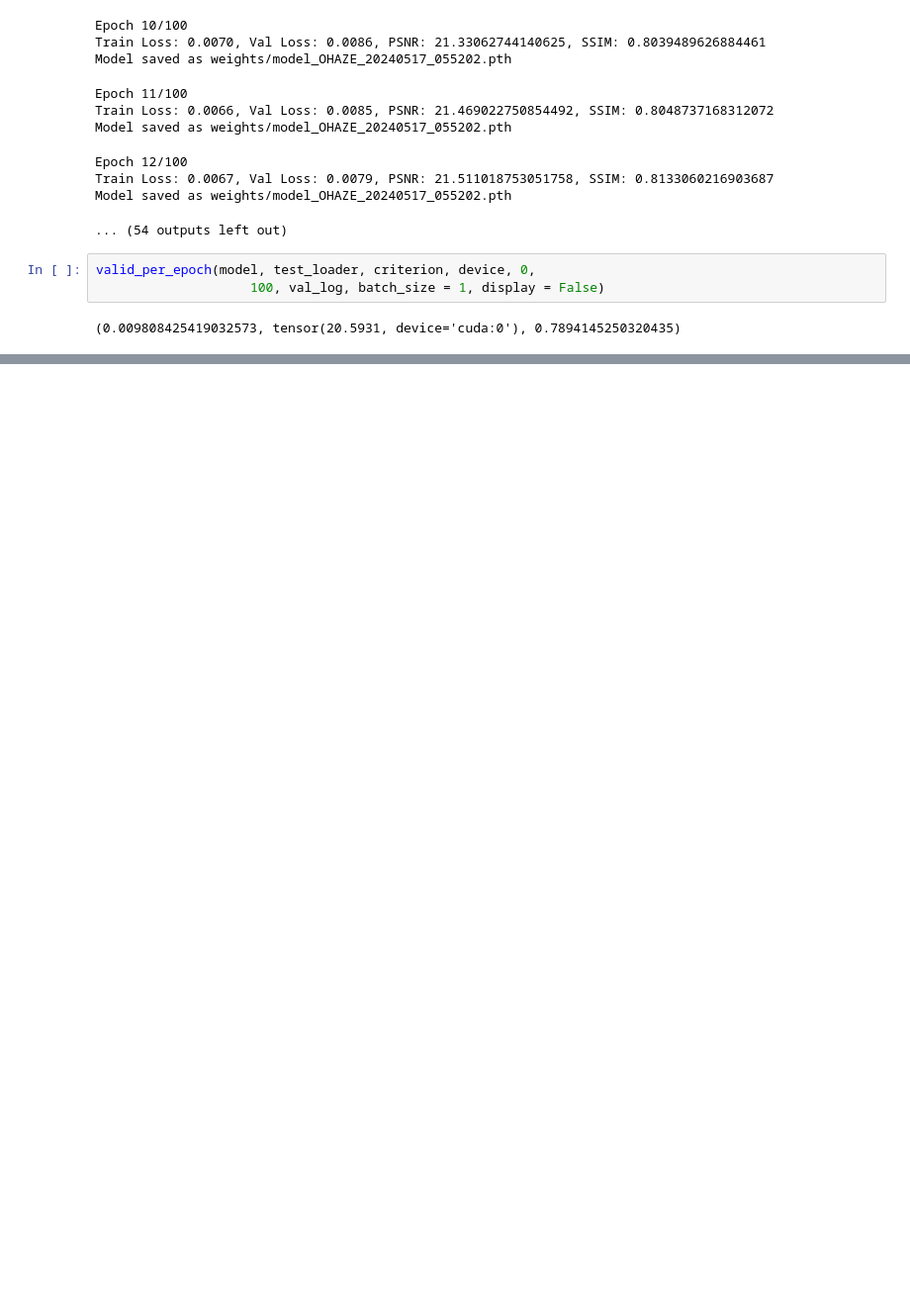
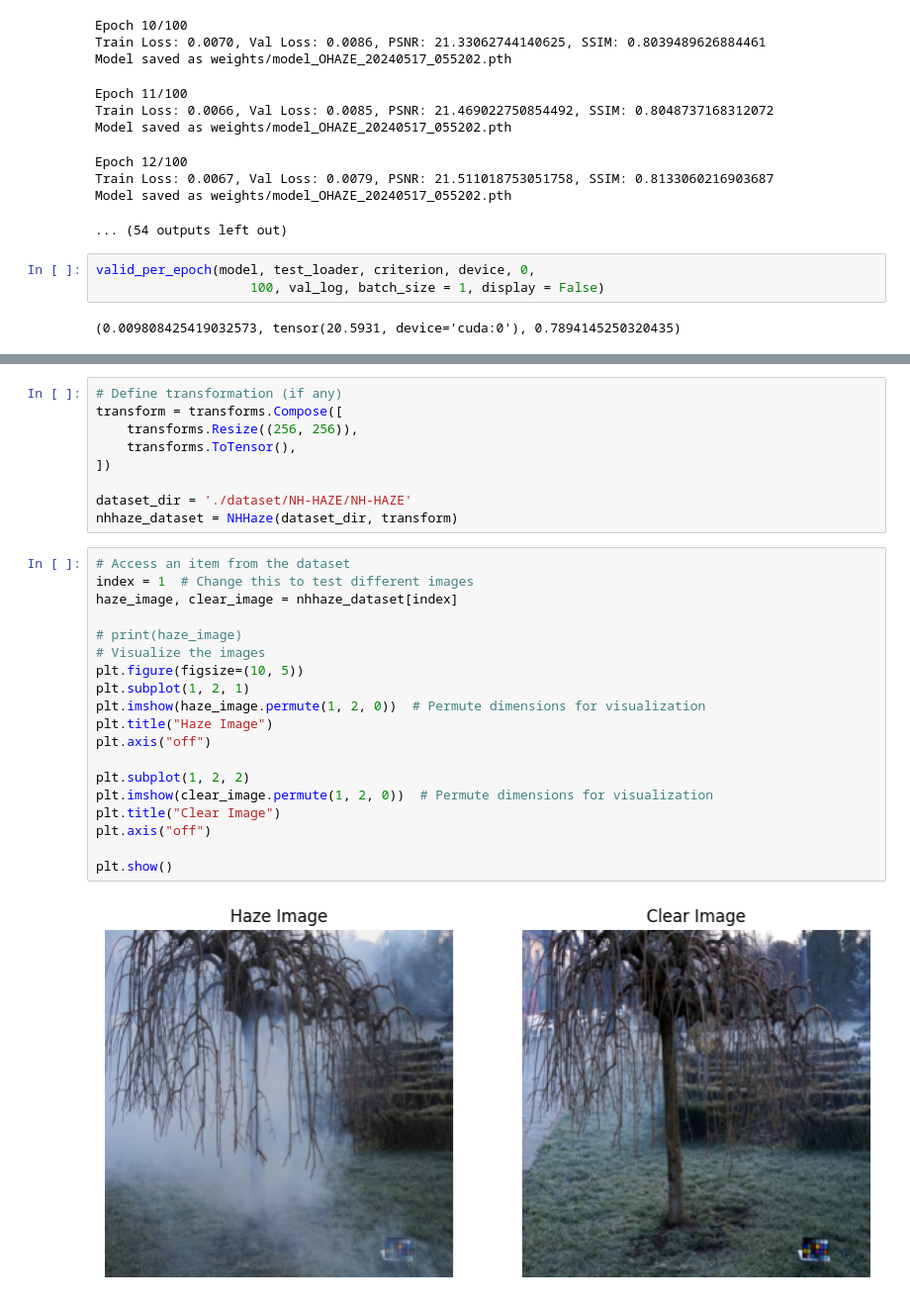
Before and after one commit to Longcodedao/dehaze-involution, a Jupyter notebook: testing_dataset.ipynb, the cells around one changed output, grey strips where cells are left out. Shown at 99% size. Cells and saved outputs as stored; diff of their text form; blank space fills up the shorter version.

```diff
--- a/testing_dataset.ipynb
+++ b/testing_dataset.ipynb
@@ -218,0 +494,30 @@ valid_per_epoch(model, test_loader, criterion, device, 0,
+# %%
+# Define transformation (if any)
+transform = transforms.Compose([
+    transforms.Resize((256, 256)),
+    transforms.ToTensor(),
+])
+
+dataset_dir = './dataset/NH-HAZE/NH-HAZE'
+nhhaze_dataset = NHHaze(dataset_dir, transform)
+# %%
+# Access an item from the dataset
+index = 1  # Change this to test different images
+haze_image, clear_image = nhhaze_dataset[index]
+
+# print(haze_image)
+# Visualize the images
+plt.figure(figsize=(10, 5))
+plt.subplot(1, 2, 1)
+plt.imshow(haze_image.permute(1, 2, 0))  # Permute dimensions for visualization
+plt.title("Haze Image")
+plt.axis("off")
+
+plt.subplot(1, 2, 2)
+plt.imshow(clear_image.permute(1, 2, 0))  # Permute dimensions for visualization
+plt.title("Clear Image")
+plt.axis("off")
+
+plt.show()
+# %% [output]
+[figure, added]
```
Also changed, not shown: parts of 19 cells of this notebook, 8 other files.
